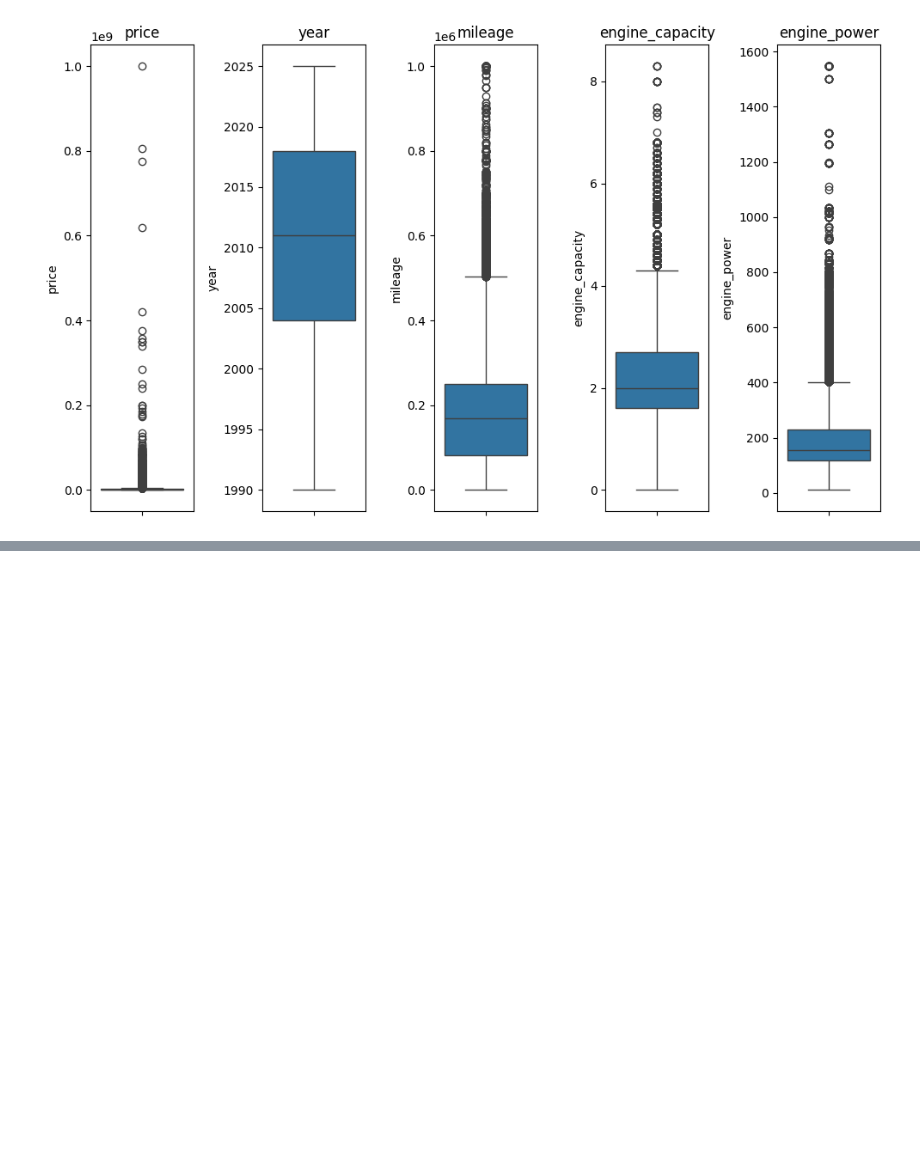
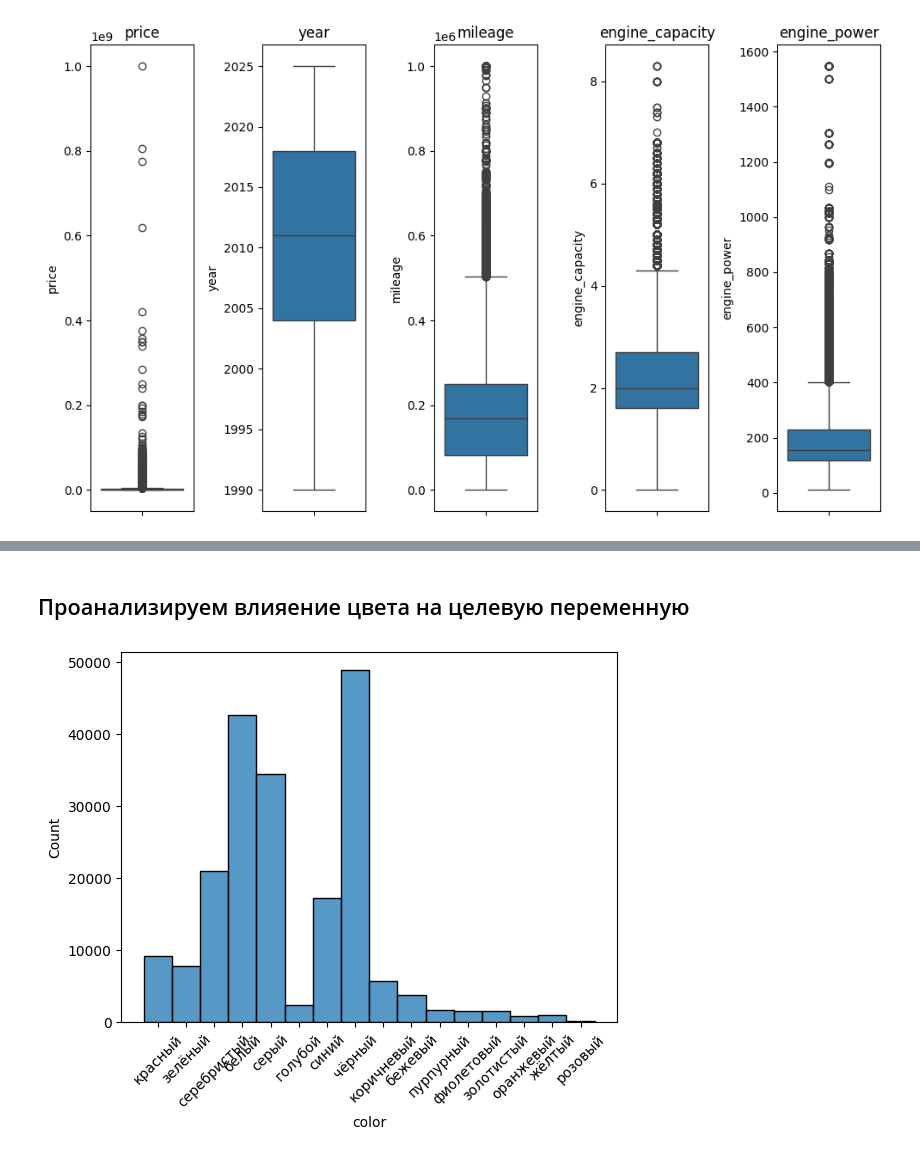
Before and after one commit to sk27110/AutoPriceForecast, a Jupyter notebook: EDA.ipynb, the cells around one changed output, grey strips where cells are left out. Cells and saved outputs as stored; diff of their text form; code cells hidden in the pictures; blank space fills up the shorter version.

```diff
--- a/EDA.ipynb
+++ b/EDA.ipynb
@@ -303,0 +331,8 @@ plt.show()
+# %% [markdown]
+## Проанализируем влияение цвета на целевую переменную
+# %%
+sns.histplot(data=df, x='color')
+plt.xticks(rotation=45)
+plt.show()
+# %% [output]
+[figure, added]
```
Also changed, not shown: parts of 13 cells of this notebook.
